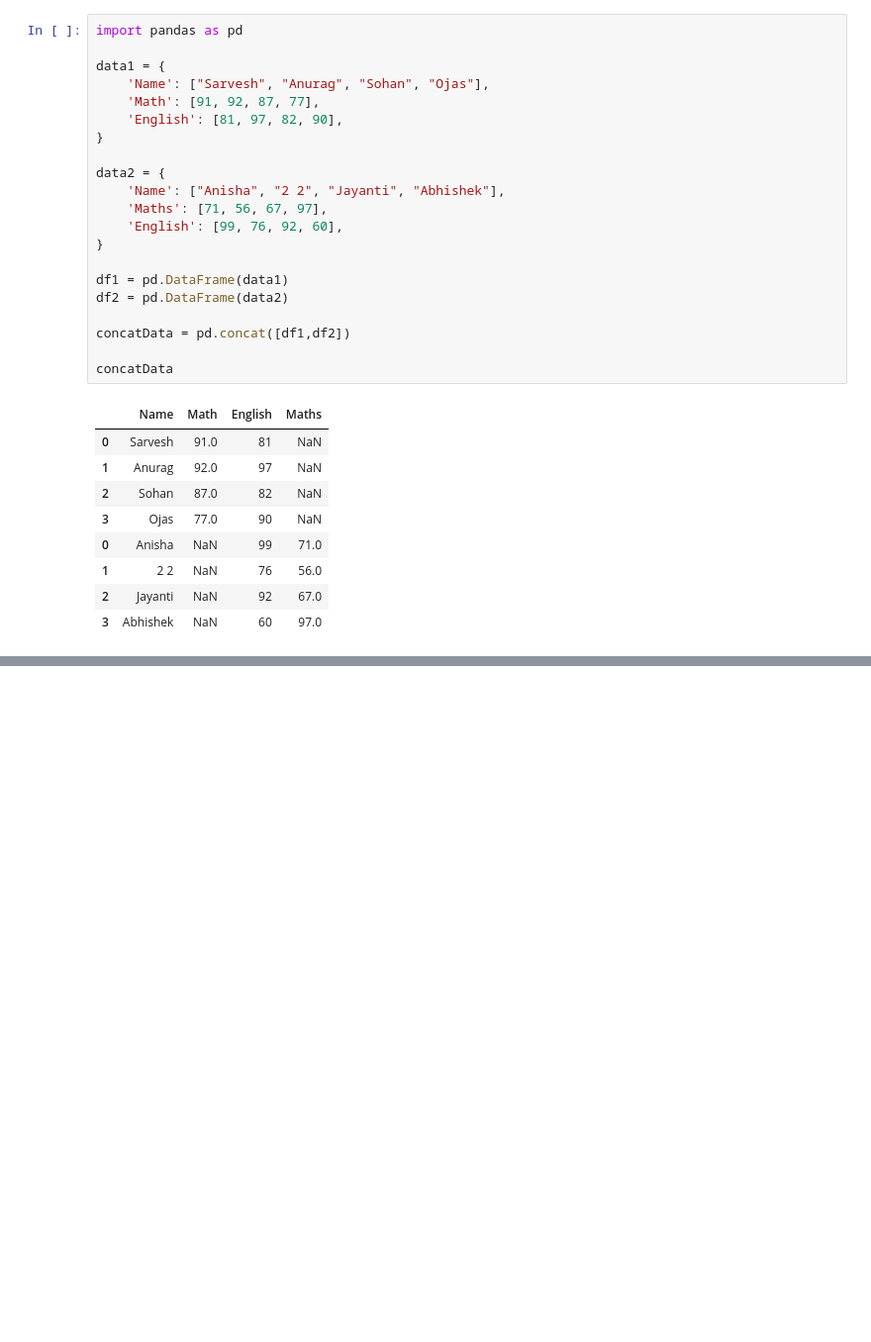
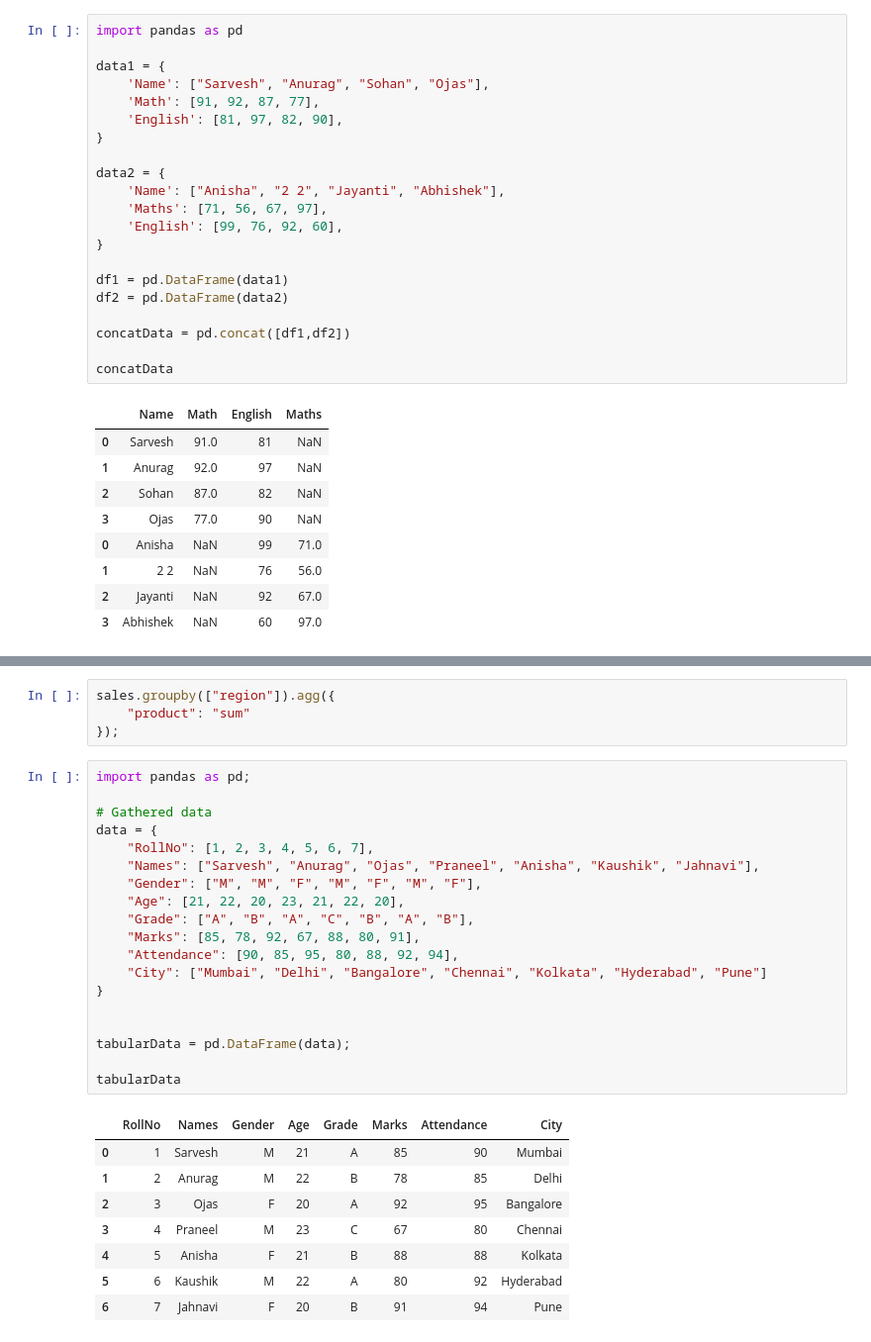
Before and after one commit to SarveshNaik1010/Semester_3, a Jupyter notebook: Data Science/practice.ipynb, the cells around one changed output, grey strips where cells are left out. Shown at 99% size. Saved outputs shown, nothing was run; the diff lists cells and outputs as text; blank space fills up the shorter version.

```diff
--- a/Data Science/practice.ipynb
+++ b/Data Science/practice.ipynb
@@ -81,0 +109,32 @@ Name: count, dtype: int64
+# %%
+sales.groupby(["region"]).agg({
+    "product": "sum"
+});
+# %%
+import pandas as pd;
+
+# Gathered data
+data = {
+    "RollNo": [1, 2, 3, 4, 5, 6, 7],
+    "Names": ["Sarvesh", "Anurag", "Ojas", "Praneel", "Anisha", "Kaushik", "Jahnavi"],
+    "Gender": ["M", "M", "F", "M", "F", "M", "F"],
+    "Age": [21, 22, 20, 23, 21, 22, 20],
+    "Grade": ["A", "B", "A", "C", "B", "A", "B"],
+    "Marks": [85, 78, 92, 67, 88, 80, 91],
+    "Attendance": [90, 85, 95, 80, 88, 92, 94],
+    "City": ["Mumbai", "Delhi", "Bangalore", "Chennai", "Kolkata", "Hyderabad", "Pune"]
+}
+
+
+tabularData = pd.DataFrame(data);
+
+tabularData
+# %% [output]
+|  | RollNo | Names | Gender | Age | Grade | Marks | Attendance | City |
+| 0 | 1 | Sarvesh | M | 21 | A | 85 | 90 | Mumbai |
+| 1 | 2 | Anurag | M | 22 | B | 78 | 85 | Delhi |
+| 2 | 3 | Ojas | F | 20 | A | 92 | 95 | Bangalore |
+| 3 | 4 | Praneel | M | 23 | C | 67 | 80 | Chennai |
+| 4 | 5 | Anisha | F | 21 | B | 88 | 88 | Kolkata |
+| 5 | 6 | Kaushik | M | 22 | A | 80 | 92 | Hyderabad |
+| 6 | 7 | Jahnavi | F | 20 | B | 91 | 94 | Pune |
```
Also changed, not shown: parts of 13 cells of this notebook, 6 other files.
